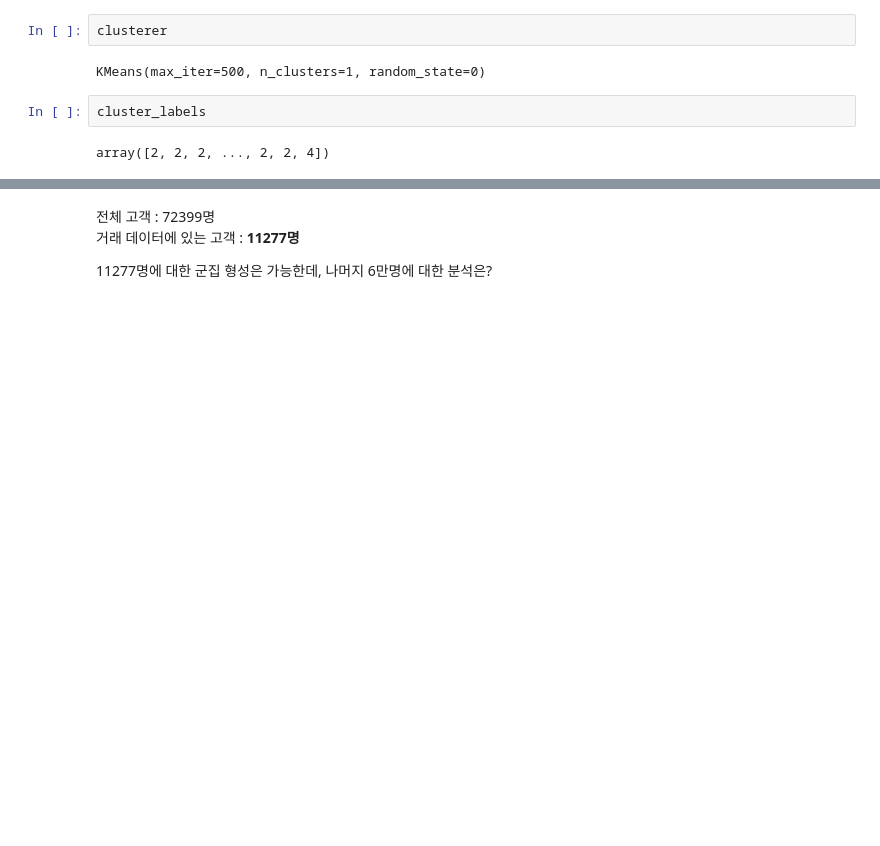
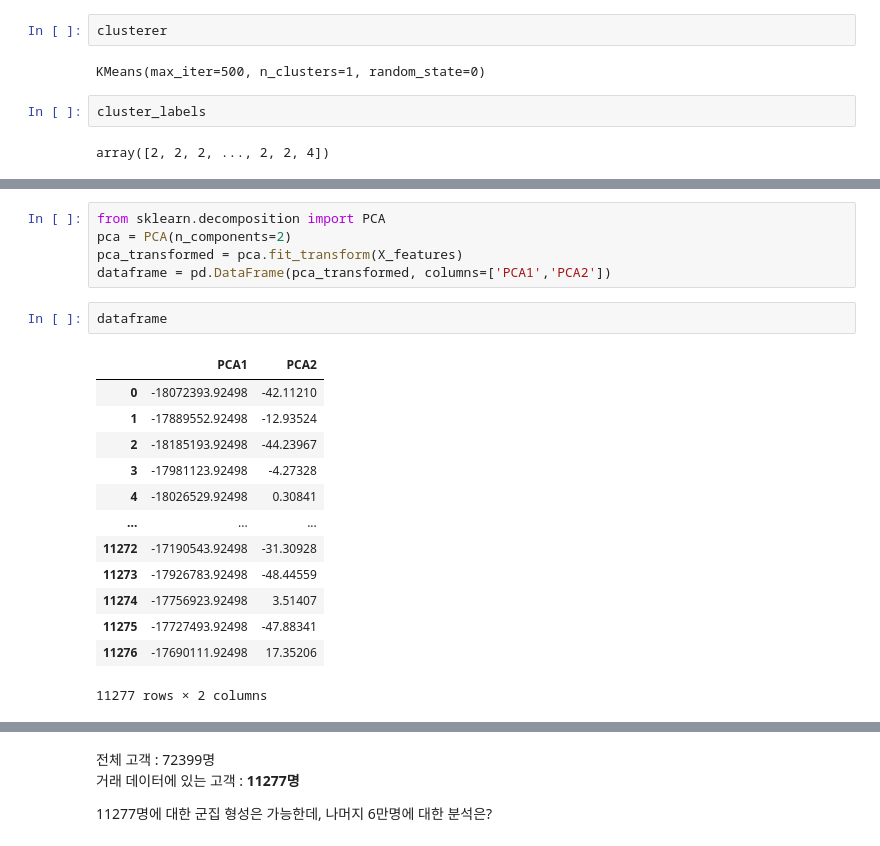
Before and after one commit to Gyeol0/Personalized-Content-Recommendation, a Jupyter notebook: clustering.ipynb, the cells around one changed output, grey strips where cells are left out. Saved outputs shown, nothing was run; the diff lists cells and outputs as text; blank space fills up the shorter version.

```diff
--- a/clustering.ipynb
+++ b/clustering.ipynb
@@ -683,0 +529,21 @@ array([2, 2, 2, ..., 2, 2, 4])
+# %%
+from sklearn.decomposition import PCA
+pca = PCA(n_components=2)
+pca_transformed = pca.fit_transform(X_features)
+dataframe = pd.DataFrame(pca_transformed, columns=['PCA1','PCA2'])
+# %%
+dataframe
+# %% [output]
+|  | PCA1 | PCA2 |
+| 0 | -18072393.92498 | -42.11210 |
+| 1 | -17889552.92498 | -12.93524 |
+| 2 | -18185193.92498 | -44.23967 |
+| 3 | -17981123.92498 | -4.27328 |
+| 4 | -18026529.92498 | 0.30841 |
+| ... | ... | ... |
+| 11272 | -17190543.92498 | -31.30928 |
+| 11273 | -17926783.92498 | -48.44559 |
+| 11274 | -17756923.92498 | 3.51407 |
+| 11275 | -17727493.92498 | -47.88341 |
+| 11276 | -17690111.92498 | 17.35206 |
+11277 rows × 2 columns
```
Also changed, not shown: parts of 36 cells of this notebook.
